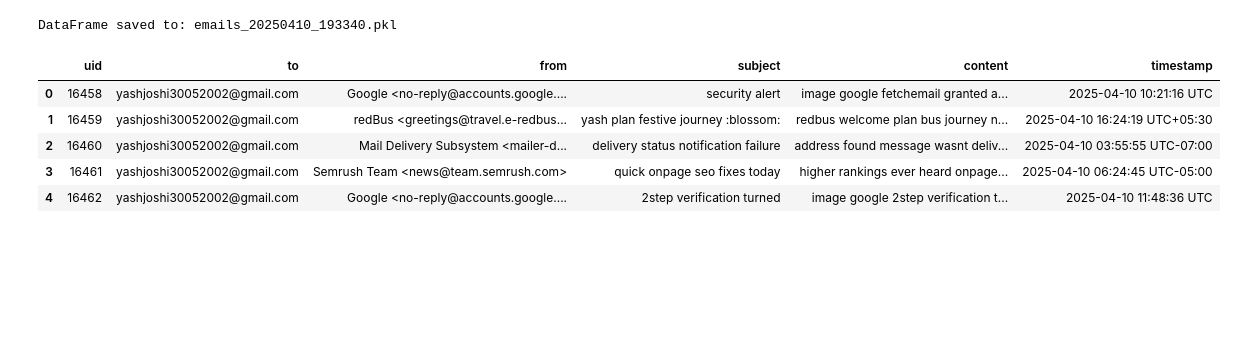
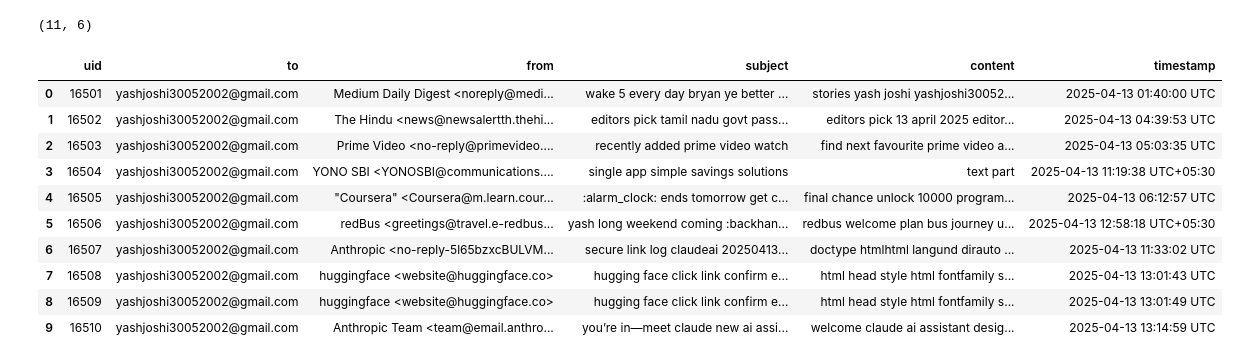
Before and after one commit to yashjoshi305/Automated-Email-Management-Solution, a Jupyter notebook: 1_fetch.ipynb, the cells around one changed output. Drawn from its saved outputs; the diff is of its cells as text; code cells hidden in the pictures; blank space fills up the shorter version.

```diff
--- a/1_fetch.ipynb
+++ b/1_fetch.ipynb
@@ -186,21 +204,19 @@ df['subject'] = df['subject'].apply(lambda x : emoji.demojize(x))
 # %%
-from datetime import datetime
-
 df.to_pickle("emails.pkl")
-now = datetime.now()
-timestamp_str = now.strftime("%Y%m%d_%H%M%S")
-filename = f"emails_{timestamp_str}.pkl"
-df.to_pickle(filename)
-
-print(f"DataFrame saved to: {filename}")
+df.shape
 # %% [output]
-DataFrame saved to: emails_20250410_193340.pkl
+(11, 6)
-# %%
-df.head()
-# %% [output]
-|  | uid | to | from | subject | content | timestamp |
-| 0 | 16458 | yashjoshi30052002@gmail.com | Google <no-reply@accounts.google.... | security alert | image google fetchemail granted a... | 2025-04-10 10:21:16 UTC |
-| 1 | 16459 | yashjoshi30052002@gmail.com | redBus <greetings@travel.e-redbus... | yash plan festive journey :blossom: | redbus welcome plan bus journey n... | 2025-04-10 16:24:19 UTC+05:30 |
-| 2 | 16460 | yashjoshi30052002@gmail.com | Mail Delivery Subsystem <mailer-d... | delivery status notification failure | address found message wasnt deliv... | 2025-04-10 03:55:55 UTC-07:00 |
-| 3 | 16461 | yashjoshi30052002@gmail.com | Semrush Team <news@team.semrush.com> | quick onpage seo fixes today | higher rankings ever heard onpage... | 2025-04-10 06:24:45 UTC-05:00 |
-| 4 | 16462 | yashjoshi30052002@gmail.com | Google <no-reply@accounts.google.... | 2step verification turned | image google 2step verification t... | 2025-04-10 11:48:36 UTC |
+# %%
+df.head(10)
+# %% [output]
+|  | uid | to | from | subject | content | timestamp |
+| 0 | 16501 | yashjoshi30052002@gmail.com | Medium Daily Digest <noreply@medi... | wake 5 every day bryan ye better ... | stories yash joshi yashjoshi30052... | 2025-04-13 01:40:00 UTC |
+| 1 | 16502 | yashjoshi30052002@gmail.com | The Hindu <news@newsalertth.thehi... | editors pick tamil nadu govt pass... | editors pick 13 april 2025 editor... | 2025-04-13 04:39:53 UTC |
+| 2 | 16503 | yashjoshi30052002@gmail.com | Prime Video <no-reply@primevideo.... | recently added prime video watch | find next favourite prime video a... | 2025-04-13 05:03:35 UTC |
+| 3 | 16504 | yashjoshi30052002@gmail.com | YONO SBI <YONOSBI@communications.... | single app simple savings solutions | text part | 2025-04-13 11:19:38 UTC+05:30 |
+| 4 | 16505 | yashjoshi30052002@gmail.com | "Coursera" <Coursera@m.learn.cour... | :alarm_clock: ends tomorrow get c... | final chance unlock 10000 program... | 2025-04-13 06:12:57 UTC |
+| 5 | 16506 | yashjoshi30052002@gmail.com | redBus <greetings@travel.e-redbus... | yash long weekend coming :backhan... | redbus welcome plan bus journey u... | 2025-04-13 12:58:18 UTC+05:30 |
+| 6 | 16507 | yashjoshi30052002@gmail.com | Anthropic <no-reply-5l65bzxcBULVM... | secure link log claudeai 20250413... | doctype htmlhtml langund dirauto ... | 2025-04-13 11:33:02 UTC |
+| 7 | 16508 | yashjoshi30052002@gmail.com | huggingface <website@huggingface.co> | hugging face click link confirm e... | html head style html fontfamily s... | 2025-04-13 13:01:43 UTC |
+| 8 | 16509 | yashjoshi30052002@gmail.com | huggingface <website@huggingface.co> | hugging face click link confirm e... | html head style html fontfamily s... | 2025-04-13 13:01:49 UTC |
+| 9 | 16510 | yashjoshi30052002@gmail.com | Anthropic Team <team@email.anthro... | you’re in—meet claude new ai assi... | welcome claude ai assistant desig... | 2025-04-13 13:14:59 UTC |
```
Also changed, not shown: parts of 3 cells of this notebook, 3 other files.
